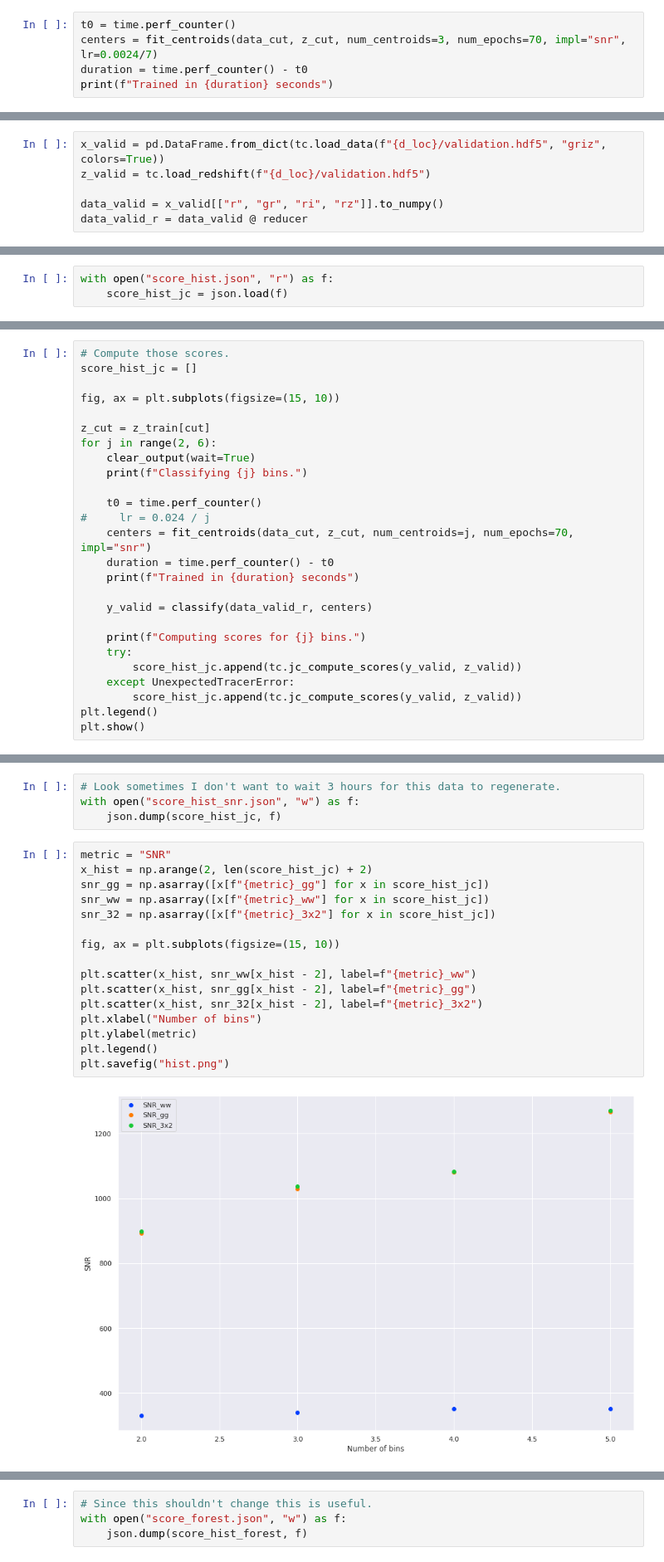
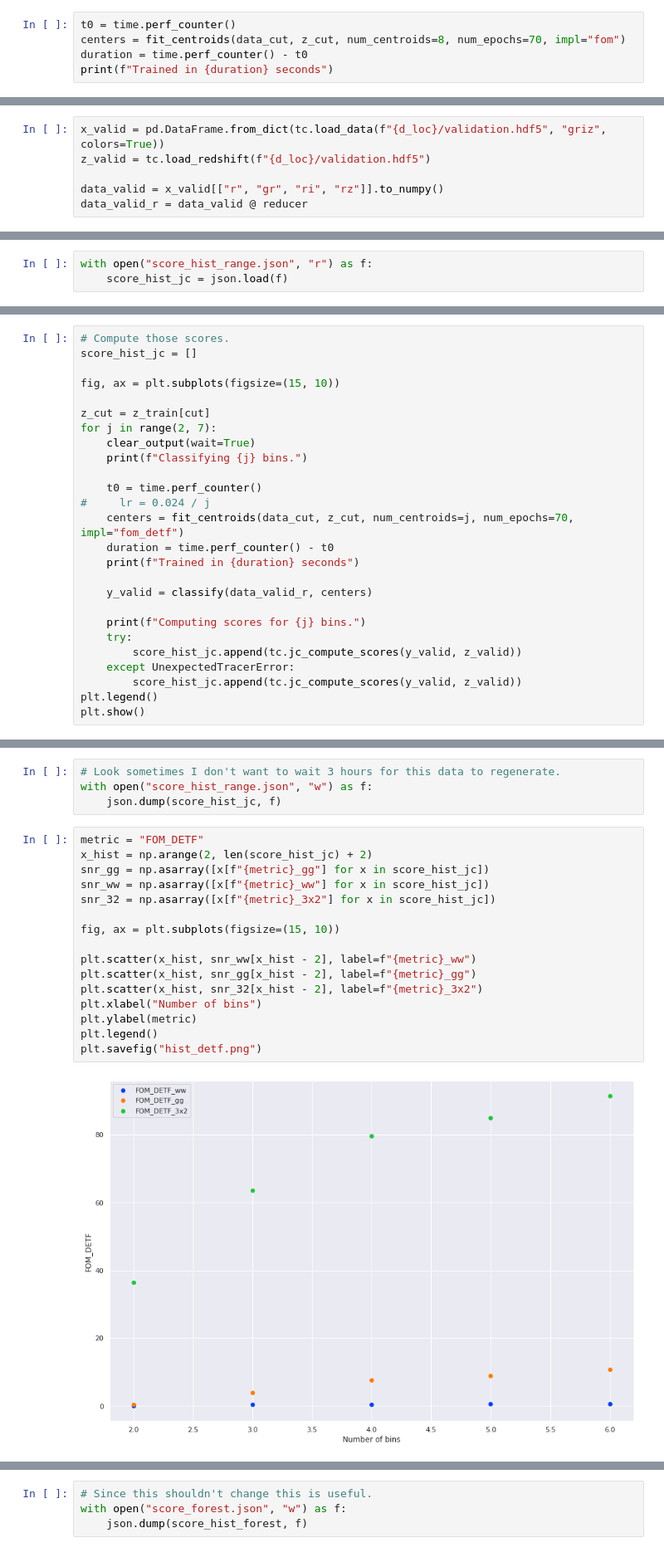
Before and after one commit to LSSTDESC/tomo_challenge, a Jupyter notebook: notebooks/pca_cluster.ipynb, the cells around one changed output, grey strips where cells are left out. Shown at 83% size. Saved outputs shown, nothing was run; the diff lists cells and outputs as text.

```diff
--- a/notebooks/pca_cluster.ipynb
+++ b/notebooks/pca_cluster.ipynb
@@ -415,7 +426,7 @@ def classify(points, centroids):
     return jnp.argmin(dist, axis=0)
 # %%
 t0 = time.perf_counter()
-centers = fit_centroids(data_cut, z_cut, num_centroids=3, num_epochs=70, impl="snr", lr=0.0024/7)
+centers = fit_centroids(data_cut, z_cut, num_centroids=8, num_epochs=70, impl="fom")
 duration = time.perf_counter() - t0
 print(f"Trained in {duration} seconds")
 # %% [output]
@@ -513,3 +523,3 @@ Computing the scores for 3 bins.
 # %%
-with open("score_hist.json", "r") as f:
+with open("score_hist_range.json", "r") as f:
     score_hist_jc = json.load(f)
@@ -520,13 +532,13 @@ score_hist_jc = []
 fig, ax = plt.subplots(figsize=(15, 10))
 
 z_cut = z_train[cut]
-for j in range(2, 6):
+for j in range(2, 7):
     clear_output(wait=True)
     print(f"Classifying {j} bins.")
 
     t0 = time.perf_counter()
 #     lr = 0.024 / j
-    centers = fit_centroids(data_cut, z_cut, num_centroids=j, num_epochs=70, impl="snr")
+    centers = fit_centroids(data_cut, z_cut, num_centroids=j, num_epochs=70, impl="fom_detf")
     duration = time.perf_counter() - t0
     print(f"Trained in {duration} seconds")
 
@@ -562,25 +574,25 @@ WARNING:matplotlib.legend:No handles with labels found to put in legend.
 # %%
 # Look sometimes I don't want to wait 3 hours for this data to regenerate.
-with open("score_hist_snr.json", "w") as f:
+with open("score_hist_range.json", "w") as f:
     json.dump(score_hist_jc, f)
 # %%
-metric = "SNR"
+metric = "FOM_DETF"
 x_hist = np.arange(2, len(score_hist_jc) + 2)
 snr_gg = np.asarray([x[f"{metric}_gg"] for x in score_hist_jc])
 snr_ww = np.asarray([x[f"{metric}_ww"] for x in score_hist_jc])
 snr_32 = np.asarray([x[f"{metric}_3x2"] for x in score_hist_jc])
 
 fig, ax = plt.subplots(figsize=(15, 10))
 
 plt.scatter(x_hist, snr_ww[x_hist - 2], label=f"{metric}_ww")
 plt.scatter(x_hist, snr_gg[x_hist - 2], label=f"{metric}_gg")
 plt.scatter(x_hist, snr_32[x_hist - 2], label=f"{metric}_3x2")
 plt.xlabel("Number of bins")
 plt.ylabel(metric)
 plt.legend()
-plt.savefig("hist.png")
+plt.savefig("hist_detf.png")
 # %% [output]
-[figure, old version]
+[figure, new version]
 # %%
 from sklearn.ensemble import RandomForestClassifier
 
```
Also changed, not shown: parts of 13 cells of this notebook, 1 other file.
